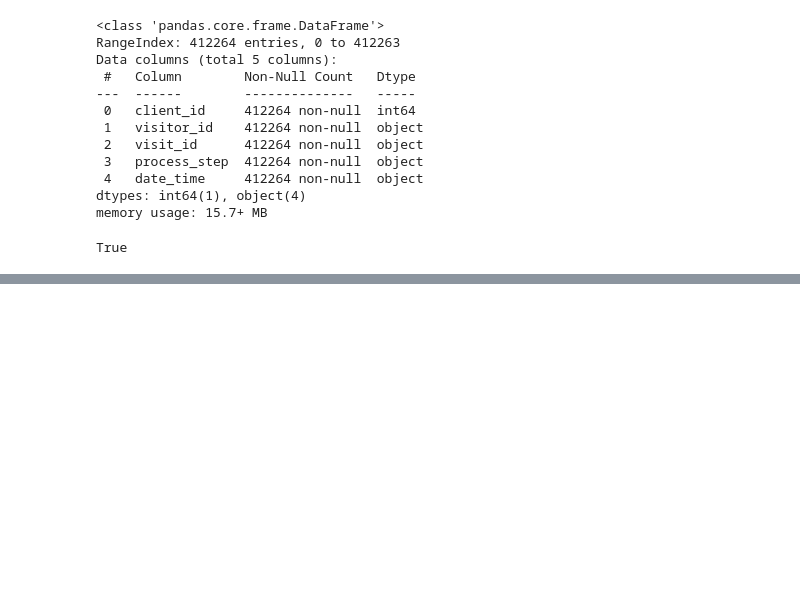
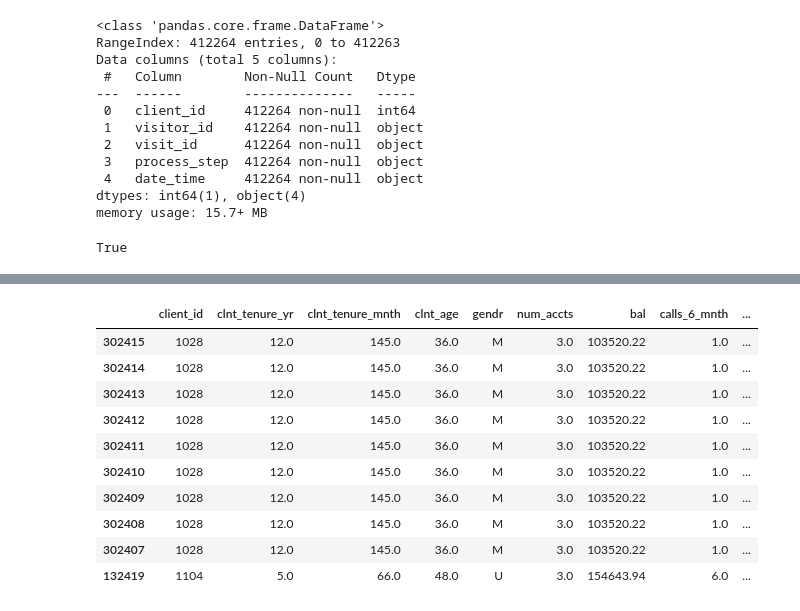
Before and after one commit to redsun498/vanguard-ab-test, a Jupyter notebook: src/notebooks/Vanguard project2.ipynb, the cells around one changed output, grey strips where cells are left out. Cells and saved outputs as stored; diff of their text form; code cells hidden in the pictures; blank space fills up the shorter version.

```diff
--- a/src/notebooks/Vanguard project2.ipynb
+++ b/src/notebooks/Vanguard project2.ipynb
@@ -138,0 +200,4 @@ df_web.head() # client_id appears multiple times
+# %%
+df_online = pd.merge(df_demo,df_exp,how='left',on='client_id') # Here we merge the tables for the clients and the participants of the experiment
+# %%
+df_online.dropna(inplace=True) # Here we drop the client whom did not particapate in the experiment for a better analysis
@@ -138,0 +254,19 @@ df_web.head() # client_id appears multiple times
+# %%
+df_ab = pd.merge(df_online,df_web)
+# %%
+mask = df_ab['Variation']=='Test'
+df_test = df_ab.loc[mask]
+df_control = df_ab.loc[~mask]
+df_control.head(10)
+# %% [output]
+|  | client_id | clnt_tenure_yr | clnt_tenure_mnth | clnt_age | gendr | num_accts | bal | calls_6_mnth | ... |
+| 302415 | 1028 | 12.0 | 145.0 | 36.0 | M | 3.0 | 103520.22 | 1.0 | ... |
+| 302414 | 1028 | 12.0 | 145.0 | 36.0 | M | 3.0 | 103520.22 | 1.0 | ... |
+| 302413 | 1028 | 12.0 | 145.0 | 36.0 | M | 3.0 | 103520.22 | 1.0 | ... |
+| 302412 | 1028 | 12.0 | 145.0 | 36.0 | M | 3.0 | 103520.22 | 1.0 | ... |
+| 302411 | 1028 | 12.0 | 145.0 | 36.0 | M | 3.0 | 103520.22 | 1.0 | ... |
+| 302410 | 1028 | 12.0 | 145.0 | 36.0 | M | 3.0 | 103520.22 | 1.0 | ... |
+| 302409 | 1028 | 12.0 | 145.0 | 36.0 | M | 3.0 | 103520.22 | 1.0 | ... |
+| 302408 | 1028 | 12.0 | 145.0 | 36.0 | M | 3.0 | 103520.22 | 1.0 | ... |
+| 302407 | 1028 | 12.0 | 145.0 | 36.0 | M | 3.0 | 103520.22 | 1.0 | ... |
+| 132419 | 1104 | 5.0 | 66.0 | 48.0 | U | 3.0 | 154643.94 | 6.0 | ... |
```
Also changed, not shown: parts of 28 cells of this notebook, 6 other files.
